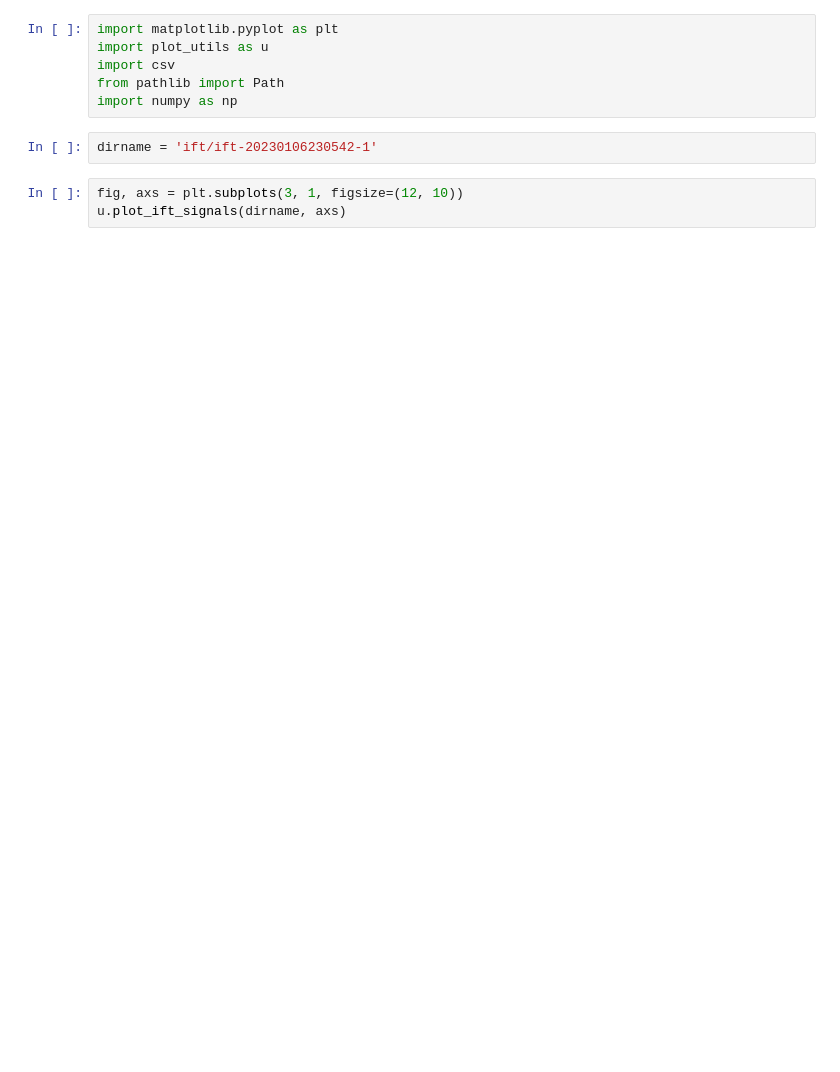
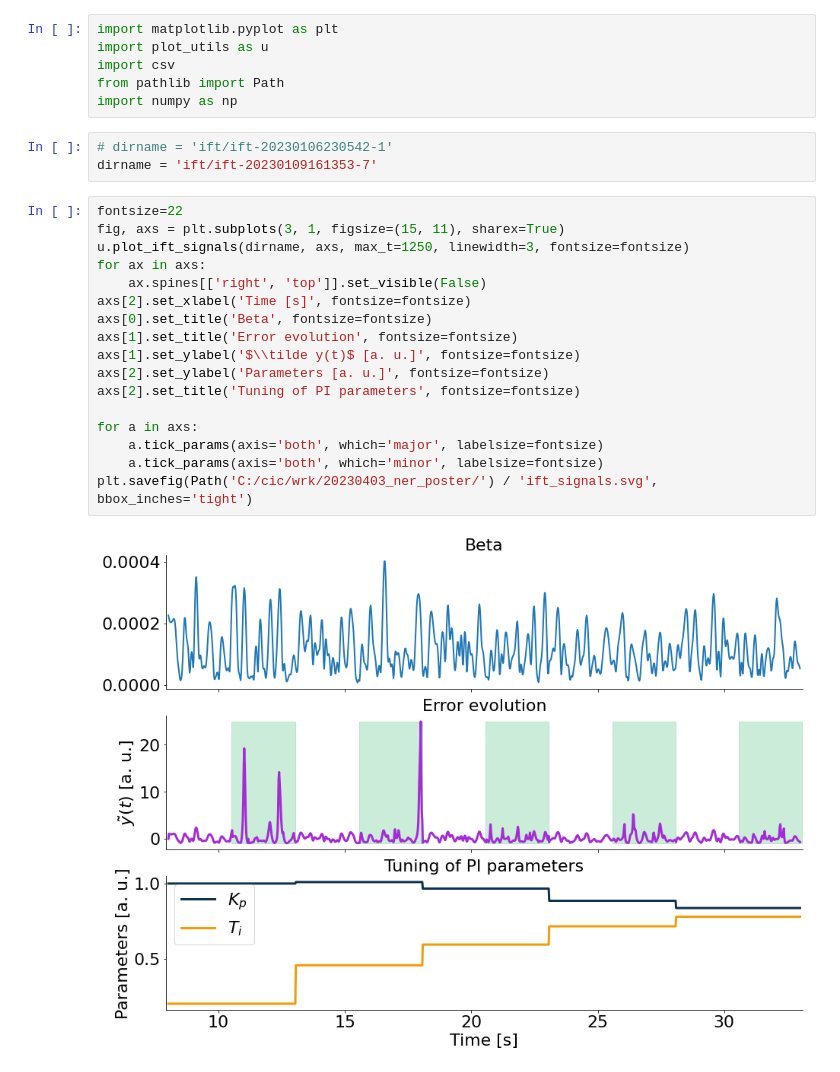
Before and after one commit to silvanx/CBG_Model_Fleming, a Jupyter notebook: Simulation_Output_Results/plot_IFT.ipynb, the cells around one changed output. Cells and saved outputs as stored; diff of their text form; blank space fills up the shorter version.

```diff
--- a/Simulation_Output_Results/plot_IFT.ipynb
+++ b/Simulation_Output_Results/plot_IFT.ipynb
@@ -5,10 +5,27 @@ import csv
 from pathlib import Path
 import numpy as np
 # %%
-dirname = 'ift/ift-20230106230542-1'
+# dirname = 'ift/ift-20230106230542-1'
+dirname = 'ift/ift-20230109161353-7'
-# %%
-fig, axs = plt.subplots(3, 1, figsize=(12, 10))
-u.plot_ift_signals(dirname, axs)
+# %%
+fontsize=22
+fig, axs = plt.subplots(3, 1, figsize=(15, 11), sharex=True)
+u.plot_ift_signals(dirname, axs, max_t=1250, linewidth=3, fontsize=fontsize)
+for ax in axs:
+    ax.spines[['right', 'top']].set_visible(False)
+axs[2].set_xlabel('Time [s]', fontsize=fontsize)
+axs[0].set_title('Beta', fontsize=fontsize)
+axs[1].set_title('Error evolution', fontsize=fontsize)
+axs[1].set_ylabel('$\\tilde y(t)$ [a. u.]', fontsize=fontsize)
+axs[2].set_ylabel('Parameters [a. u.]', fontsize=fontsize)
+axs[2].set_title('Tuning of PI parameters', fontsize=fontsize)
+
+for a in axs:
+    a.tick_params(axis='both', which='major', labelsize=fontsize)
+    a.tick_params(axis='both', which='minor', labelsize=fontsize)
+plt.savefig(Path('C:/cic/wrk/20230403_ner_poster/') / 'ift_signals.svg', bbox_inches='tight')
+# %% [output]
+[figure, added]
 # %%
 tt, _, _, _, _, parameters, _ = u.read_ift_results(dirname)
 u.plot_ift_trajectory('PI_grid_search_12', parameters, lam=1)
```
Also changed, not shown: parts of 3 cells of this notebook, 2 other files.
